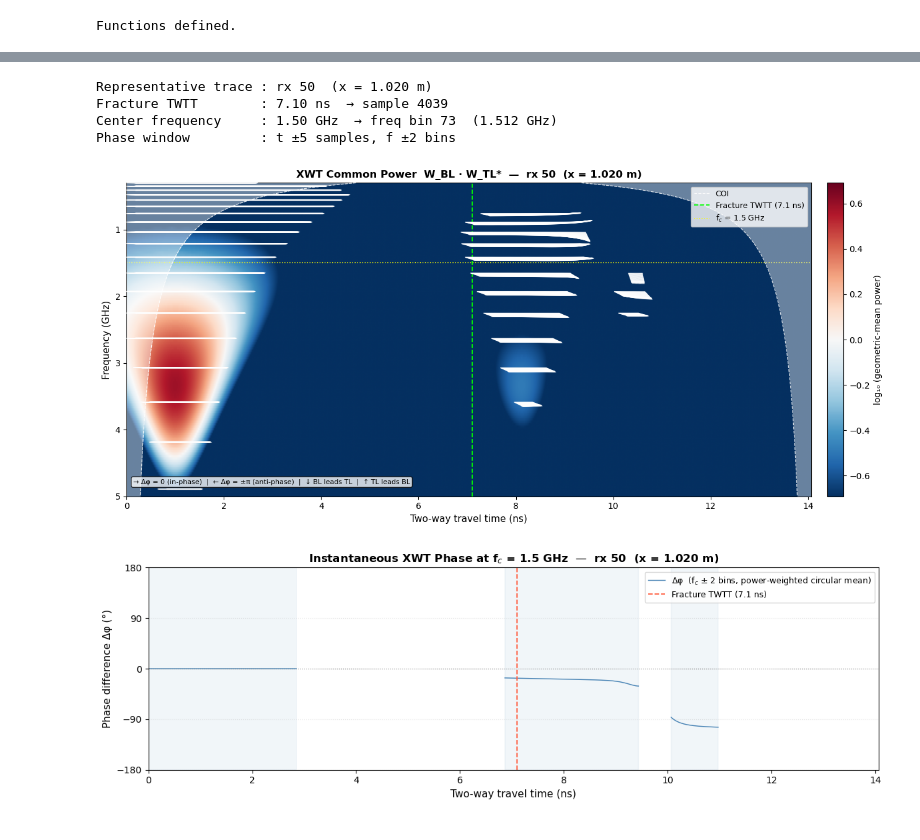
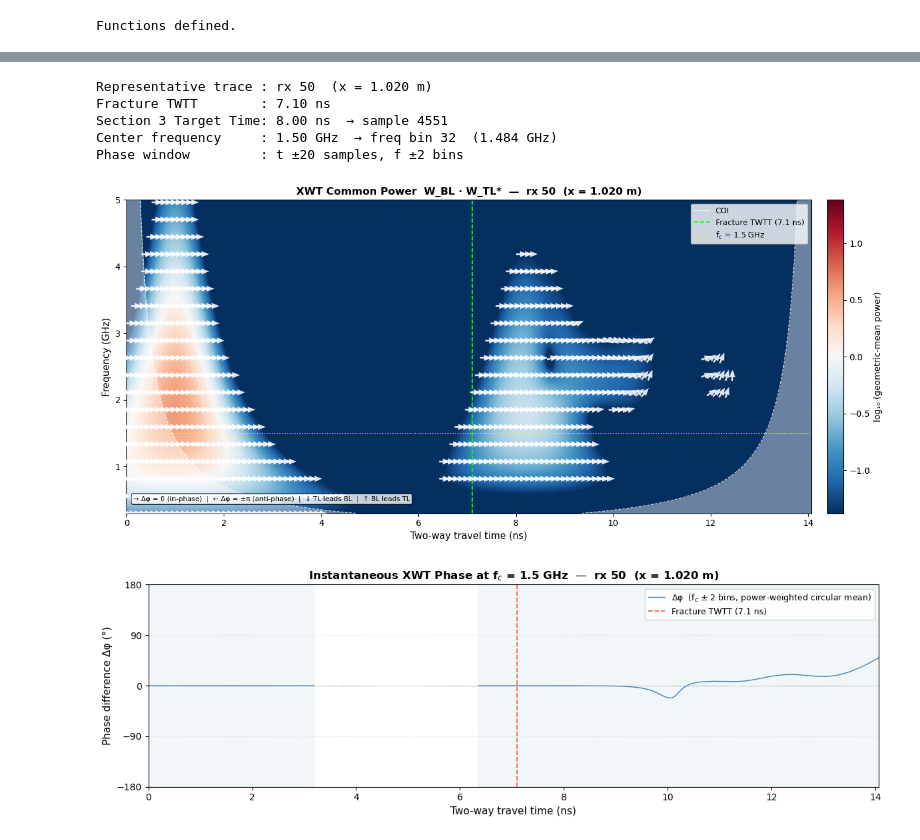
Before and after one commit to ConnervanK/Thesiss, a Jupyter notebook: TimeLapse_Notebooks/Phase_Analysis_Experiment.ipynb, the cells around one changed output, grey strips where cells are left out. Saved outputs shown, nothing was run; the diff lists cells and outputs as text; code cells hidden in the pictures.

Commit message:
Fixed phase plots

```diff
--- a/TimeLapse_Notebooks/Phase_Analysis_Experiment.ipynb
+++ b/TimeLapse_Notebooks/Phase_Analysis_Experiment.ipynb
@@ -7,7 +7,7 @@ from pathlib import Path
 # ── Paths (mirror visualisation.ipynb convention) ──────────────────────────
 NOTEBOOK_DIR  = Path().resolve()
 file_prefix   = ""          # set to match inputfile_generator prefix, e.g. "fracture_10cm"
-output_subdir = "Experiment_1"          # set to match run_experiment --subdir, e.g. "run_01"
+output_subdir = "Experiment_3"          # set to match run_experiment --subdir, e.g. "run_01"
 
 def _stem(suffix):
     return f"{file_prefix}_{suffix}" if file_prefix else suffix
@@ -522,29 +535,37 @@ import pywt
 # Parameters
 # ══════════════════════════════════════════════════════════════════════════════
 XWT_TRACE    = len(rx_positions) // 2   # representative receiver index
-N_FREQS      = 128                       # log-spaced frequency bins
+N_FREQS      = 128                       # frequency bins
 FREQ_MIN     = 0.3e9                     # [Hz]
 FREQ_MAX     = 5.0e9                     # [Hz]
 WAVELET      = "cmor1.5-1.0"
-POWER_THRESH = 0.05     # suppress phase where common power < thresh × peak
-ARROW_STRIDE = 7        # quiver sub-sampling stride [array pixels] — lower = denser
-ARROW_THRESH = 0.015    # separate (lower) threshold for arrow visibility
+POWER_THRESH = 0.01     # suppress phase where common power < thresh × peak
+ARROW_STRIDE_T = 60     # quiver sub-sampling stride for time axis
+ARROW_STRIDE_F = 7     # quiver sub-sampling stride for frequency axis
+ARROW_THRESH = 0.01     # separate threshold for arrow visibility
 COI_ALPHA    = 0.40     # COI overlay opacity
 F_WIN        = 2        # ±bins around f_central for phase extraction
-T_WIN        = 5        # ±samples around t_frac for phase extraction
+T_WIN        = 20       # ±samples around target time for phase extraction (increased to catch wider wavelet)
+T_TARGET     = 8.0      # [ns] Target extraction time for Section 3 (adjust this to hit the max reflection energy!)
 
 # ── Derived quantities ───────────────────────────────────────────────────────
-freqs_hz = np.geomspace(FREQ_MIN, FREQ_MAX, N_FREQS)
+# Changed to linspace and origin='lower' to fix y-axis orientation and linear stretching
+freqs_hz = np.linspace(FREQ_MIN, FREQ_MAX, N_FREQS)
 scales   = pywt.frequency2scale(WAVELET, freqs_hz * dt_s)
 t_frac   = fracture_depth / c_ice * 2 * 1e9          # fracture TWTT [ns]
-t_idx    = int(np.argmin(np.abs(time_ns - t_frac)))
+
+# Note: We now use T_TARGET for the spatial extraction window so you can tune it past the theoretical TWTT
+t_idx    = int(np.argmin(np.abs(time_ns - T_TARGET)))
 f_idx    = int(np.argmin(np.abs(freqs_hz - f_central)))
 f_lo, f_hi = max(0, f_idx - F_WIN),     min(N_FREQS,      f_idx + F_WIN + 1)
 t_lo, t_hi = max(0, t_idx - T_WIN),     min(len(time_ns), t_idx + T_WIN + 1)
-extent   = [time_ns[0], time_ns[-1], freqs_hz[-1] / 1e9, freqs_hz[0] / 1e9]
+
+# extent: [t_min, t_max, f_min, f_max] for origin='lower'
+extent   = [time_ns[0], time_ns[-1], freqs_hz[0] / 1e9, freqs_hz[-1] / 1e9]
 
 print(f"Representative trace : rx {XWT_TRACE}  (x = {rx_positions[XWT_TRACE]:.3f} m)")
-print(f"Fracture TWTT        : {t_frac:.2f} ns  → sample {t_idx}")
+print(f"Fracture TWTT        : {t_frac:.2f} ns")
+print(f"Section 3 Target Time: {T_TARGET:.2f} ns  → sample {t_idx}")
 print(f"Center frequency     : {f_central/1e9:.2f} GHz  → freq bin {f_idx}  "
       f"({freqs_hz[f_idx]/1e9:.3f} GHz)")
 print(f"Phase window         : t ±{T_WIN} samples, f ±{F_WIN} bins")
@@ -584,25 +605,29 @@ def _coi(ax, freqs_hz, time_ns, alpha=COI_ALPHA):
         ax.plot(T           - tc[valid], fg[valid], **kw_l)
 
 
-def _quiver(ax, ph, cp, time_ns, freqs_hz, stride, thresh):
-    """Phase arrows on a scalogram axes (origin='upper' convention).
+def _quiver(ax, ph, cp, time_ns, freqs_hz, stride_t, stride_f, thresh):
+    """Phase arrows on a scalogram axes.
     Arrow direction (cos φ, sin φ):
       →  Δφ = 0      in-phase
       ←  Δφ = ±π     anti-phase
-      ↓  Δφ > 0      BL phase leads TL  (y-axis inverted in origin='upper')
-      ↑  Δφ < 0      TL phase leads BL
+      ↓  Δφ < 0      TL phase leads BL (normal y-axis orientation)
+      ↑  Δφ > 0      BL phase leads TL
     """
-    ts   = np.arange(0, ph.shape[1], stride)
-    fs   = np.arange(0, ph.shape[0], stride)
+    ts   = np.arange(0, ph.shape[1], stride_t)
+    fs   = np.arange(0, ph.shape[0], stride_f)
     ph_s = ph[np.ix_(fs, ts)]
     cp_s = cp[np.ix_(fs, ts)]
     sig  = cp_s > thresh * cp.max()
-    U    = np.where(sig, np.cos(ph_s), np.nan)
-    V    = np.where(sig, np.sin(ph_s), np.nan)
+
     Tq, Fq = np.meshgrid(time_ns[ts], freqs_hz[fs] / 1e9)
-    ax.quiver(Tq, Fq, U, V,
-              scale=60, headwidth=1.8, headlength=2.2,
-              color="white", alpha=0.88, width=0.0013, zorder=5)
+    Tq_sig = Tq[sig]
+    Fq_sig = Fq[sig]
+    U_sig  = np.cos(ph_s[sig])
+    V_sig  = np.sin(ph_s[sig])
+
+    ax.quiver(Tq_sig, Fq_sig, U_sig, V_sig,
+              scale=60, headwidth=3.5, headlength=4.5,
+              color="white", alpha=0.88, width=0.0025, zorder=5, pivot='mid')
 
 
 def _phase_locked(ph, cp, f_lo, f_hi, thresh):
@@ -627,11 +652,11 @@ sig_px = log_cp[common_pw > POWER_THRESH * common_pw.max()]
 vlim   = np.percentile(np.abs(sig_px), 97) if sig_px.size else 1.0
 
 fig1, ax1 = plt.subplots(figsize=(14, 6))
-im1 = ax1.imshow(log_cp, aspect="auto", cmap="RdBu_r", origin="upper",
+im1 = ax1.imshow(log_cp, aspect="auto", cmap="RdBu_r", origin="lower",
                  extent=extent, vmin=-vlim, vmax=vlim)
 
-# Lower threshold than POWER_THRESH so arrows spread into moderate-power regions
-_quiver(ax1, xwt_ph, common_pw, time_ns, freqs_hz, ARROW_STRIDE, ARROW_THRESH)
+# Use ARROW_THRESH to restrict phase arrows to high-power regions
+_quiver(ax1, xwt_ph, common_pw, time_ns, freqs_hz, ARROW_STRIDE_T, ARROW_STRIDE_F, ARROW_THRESH)
 _coi(ax1, freqs_hz, time_ns)
 
 ax1.axvline(t_frac,          color="lime",   ls="--", lw=1.3,
@@ -649,7 +674,7 @@ cbar1 = fig1.colorbar(im1, ax=ax1, pad=0.02)
 cbar1.set_label("log₁₀ (geometric-mean power)", fontsize=10)
 ax1.text(0.01, 0.04,
          "→ Δφ = 0 (in-phase)  |  ← Δφ = ±π (anti-phase)  "
-         "|  ↓ BL leads TL  |  ↑ TL leads BL",
+         "|  ↓ TL leads BL  |  ↑ BL leads TL",
          transform=ax1.transAxes, fontsize=8,
          bbox=dict(fc="white", alpha=0.78, boxstyle="round,pad=0.3"), zorder=6)
 plt.tight_layout()
@@ -695,7 +720,7 @@ mean_cp_val    = np.full(len(rx_positions), np.nan)
 
 for i in range(len(rx_positions)):
     _, _, _, cp_i, ph_i = _xwt(i)
-    # Power-weighted circular mean over the (f_central ± F_WIN) × (t_frac ± T_WIN) window
+    # Power-weighted circular mean over the (f_central ± F_WIN) × (T_TARGET ± T_WIN) window
     w_win  = cp_i[f_lo:f_hi, t_lo:t_hi]
     ph_win = ph_i[f_lo:f_hi, t_lo:t_hi]
     total  = w_win.sum()
@@ -710,38 +735,39 @@ for i in range(len(rx_positions)):
 print("Done.")
 
 fig3, (ax3a, ax3b) = plt.subplots(
     2, 1, figsize=(12, 7), sharex=True,
     gridspec_kw={"height_ratios": [3, 1], "hspace": 0.06})
 
 ax3a.plot(rx_positions, mean_phase_deg,
           color="steelblue", lw=1.5, marker="o", ms=4,
-          label=f"Mean Δφ  (±{T_WIN} samples × ±{F_WIN} freq bins, circular mean)")
+          label=f"Mean Δφ  (±{T_WIN} samples × ±{F_WIN} freq bins around {T_TARGET:.1f} ns)")
 ax3a.axhline(0, color="gray", ls=":", lw=0.8)
 ax3a.set_ylim(-180, 180)
 ax3a.set_yticks([-180, -90, 0, 90, 180])
 ax3a.set_ylabel("Mean phase shift Δφ (°)", fontsize=11)
 ax3a.set_title(
-    f"Spatial XWT Phase Shift at Fracture Depth ({fracture_depth} m)  —  "
+    f"Spatial XWT Phase Shift extracted around {T_TARGET:.1f} ns  —  "
     f"f$_c$ = {f_central/1e9:.1f} GHz",
     fontsize=12, weight="bold")
 ax3a.legend(fontsize=9)
 ax3a.grid(axis="y", ls=":", alpha=0.35)
 
 ax3b.bar(rx_positions, mean_cp_val, width=rx_spacing * 0.8,
          color="steelblue", alpha=0.55, label="Mean common power (signal quality)")
 ax3b.set_ylabel("|W_XY| quality", fontsize=10)
 ax3b.set_xlabel("Receiver x (m)", fontsize=11)
 ax3b.set_xlim(rx_positions[0] - rx_spacing, rx_positions[-1] + rx_spacing)
 ax3b.legend(fontsize=9)
 
 plt.tight_layout()
 plt.show()
 print("XWT analysis complete.")
 # %% [output]
 Representative trace : rx 50  (x = 1.020 m)
-Fracture TWTT        : 7.10 ns  → sample 4039
-Center frequency     : 1.50 GHz  → freq bin 73  (1.512 GHz)
-Phase window         : t ±5 samples, f ±2 bins
+Fracture TWTT        : 7.10 ns
+Section 3 Target Time: 8.00 ns  → sample 4551
+Center frequency     : 1.50 GHz  → freq bin 32  (1.484 GHz)
+Phase window         : t ±20 samples, f ±2 bins
-[figure, old version]
+[figure, new version]
-[figure, old version]
+[figure, new version]
 Batch XWT over all 100 receivers ...
```
Also changed, not shown: parts of 5 cells of this notebook, 3 other files.
